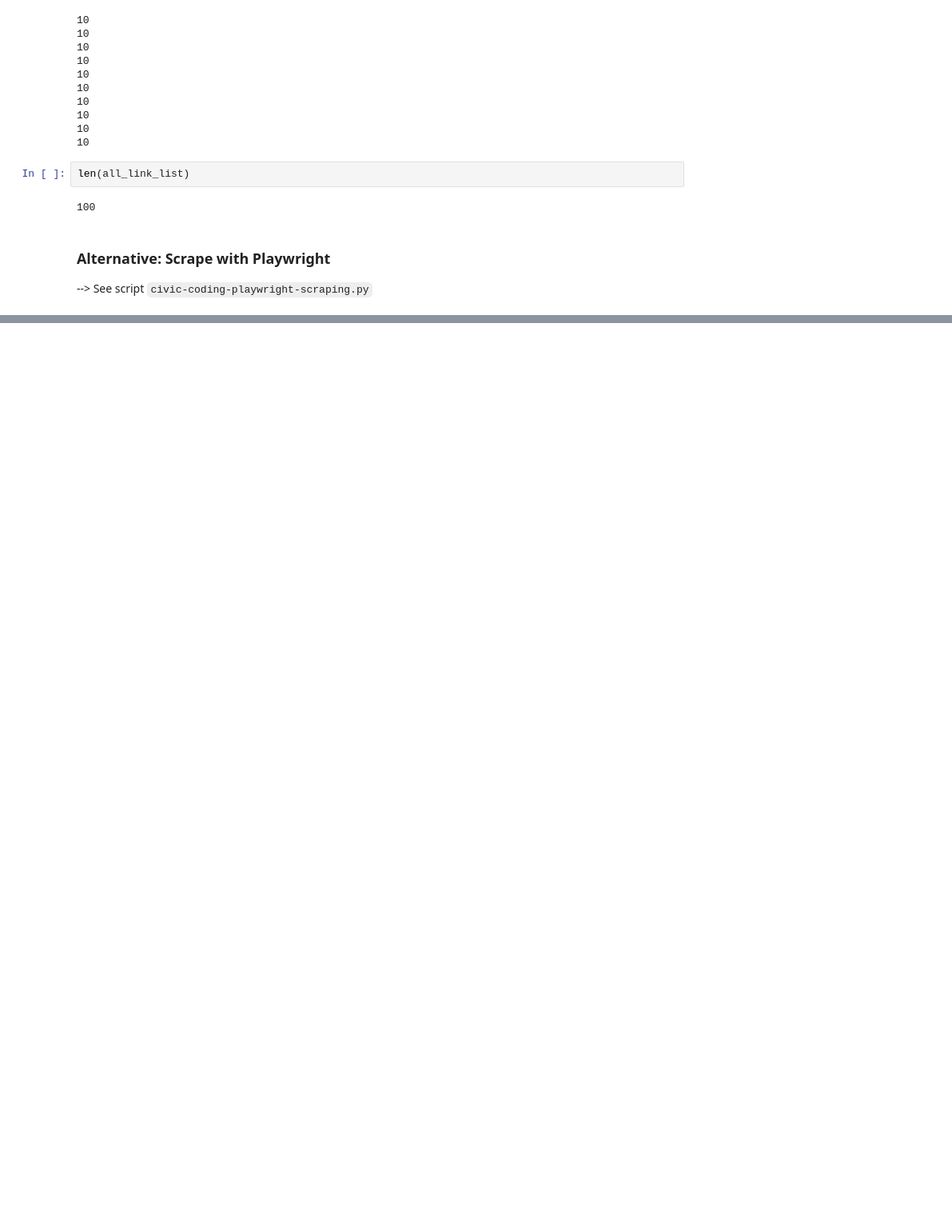
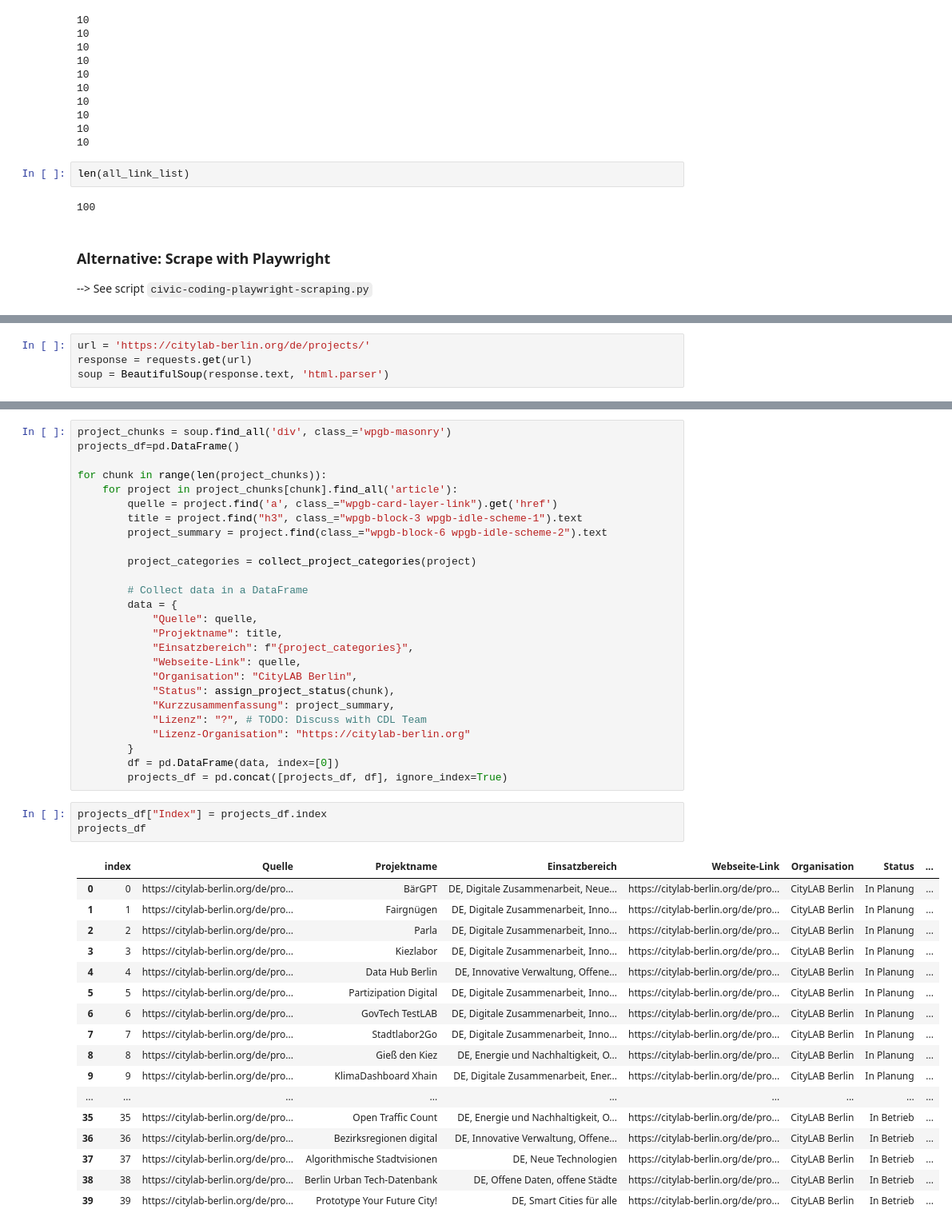
Before and after one commit to Caritas-Deutschland-Digitallabor/datenprojekte, a Jupyter notebook: project_code/run-citylab-civic-coding-codefor-crawlers-and-further-pipeline.ipynb, the cells around one changed output, grey strips where cells are left out. Shown at 80% size. Saved outputs shown, nothing was run; the diff lists cells and outputs as text; blank space fills up the shorter version.

```diff
--- a/project_code/run-citylab-civic-coding-codefor-crawlers-and-further-pipeline.ipynb
+++ b/project_code/run-citylab-civic-coding-codefor-crawlers-and-further-pipeline.ipynb
@@ -88,0 +117,4 @@ len(all_link_list)
+# %%
+url = 'https://citylab-berlin.org/de/projects/'
+response = requests.get(url)
+soup = BeautifulSoup(response.text, 'html.parser')
@@ -88,0 +138,47 @@ len(all_link_list)
+# %%
+project_chunks = soup.find_all('div', class_='wpgb-masonry')
+projects_df=pd.DataFrame()
+
+for chunk in range(len(project_chunks)):
+    for project in project_chunks[chunk].find_all('article'):
+        quelle = project.find('a', class_="wpgb-card-layer-link").get('href')
+        title = project.find("h3", class_="wpgb-block-3 wpgb-idle-scheme-1").text
+        project_summary = project.find(class_="wpgb-block-6 wpgb-idle-scheme-2").text
+
+        project_categories = collect_project_categories(project)
+
+        # Collect data in a DataFrame
+        data = {
+            "Quelle": quelle,
+            "Projektname": title,
+            "Einsatzbereich": f"{project_categories}",
+            "Webseite-Link": quelle,
+            "Organisation": "CityLAB Berlin",
+            "Status": assign_project_status(chunk),
+            "Kurzzusammenfassung": project_summary,
+            "Lizenz": "?", # TODO: Discuss with CDL Team
+            "Lizenz-Organisation": "https://citylab-berlin.org"
+        }
+        df = pd.DataFrame(data, index=[0])
+        projects_df = pd.concat([projects_df, df], ignore_index=True)
+# %%
+projects_df["Index"] = projects_df.index
+projects_df
+# %% [output]
+|  | index | Quelle | Projektname | Einsatzbereich | Webseite-Link | Organisation | Status | ... |
+| 0 | 0 | https://citylab-berlin.org/de/pro... | BärGPT | DE, Digitale Zusammenarbeit, Neue... | https://citylab-berlin.org/de/pro... | CityLAB Berlin | In Planung | ... |
+| 1 | 1 | https://citylab-berlin.org/de/pro... | Fairgnügen | DE, Digitale Zusammenarbeit, Inno... | https://citylab-berlin.org/de/pro... | CityLAB Berlin | In Planung | ... |
+| 2 | 2 | https://citylab-berlin.org/de/pro... | Parla | DE, Digitale Zusammenarbeit, Inno... | https://citylab-berlin.org/de/pro... | CityLAB Berlin | In Planung | ... |
+| 3 | 3 | https://citylab-berlin.org/de/pro... | Kiezlabor | DE, Digitale Zusammenarbeit, Inno... | https://citylab-berlin.org/de/pro... | CityLAB Berlin | In Planung | ... |
+| 4 | 4 | https://citylab-berlin.org/de/pro... | Data Hub Berlin | DE, Innovative Verwaltung, Offene... | https://citylab-berlin.org/de/pro... | CityLAB Berlin | In Planung | ... |
+| 5 | 5 | https://citylab-berlin.org/de/pro... | Partizipation Digital | DE, Digitale Zusammenarbeit, Inno... | https://citylab-berlin.org/de/pro... | CityLAB Berlin | In Planung | ... |
+| 6 | 6 | https://citylab-berlin.org/de/pro... | GovTech TestLAB | DE, Digitale Zusammenarbeit, Inno... | https://citylab-berlin.org/de/pro... | CityLAB Berlin | In Planung | ... |
+| 7 | 7 | https://citylab-berlin.org/de/pro... | Stadtlabor2Go | DE, Digitale Zusammenarbeit, Inno... | https://citylab-berlin.org/de/pro... | CityLAB Berlin | In Planung | ... |
+| 8 | 8 | https://citylab-berlin.org/de/pro... | Gieß den Kiez | DE, Energie und Nachhaltigkeit, O... | https://citylab-berlin.org/de/pro... | CityLAB Berlin | In Planung | ... |
+| 9 | 9 | https://citylab-berlin.org/de/pro... | KlimaDashboard Xhain | DE, Digitale Zusammenarbeit, Ener... | https://citylab-berlin.org/de/pro... | CityLAB Berlin | In Planung | ... |
+| ... | ... | ... | ... | ... | ... | ... | ... | ... |
+| 35 | 35 | https://citylab-berlin.org/de/pro... | Open Traffic Count | DE, Energie und Nachhaltigkeit, O... | https://citylab-berlin.org/de/pro... | CityLAB Berlin | In Betrieb | ... |
+| 36 | 36 | https://citylab-berlin.org/de/pro... | Bezirksregionen digital | DE, Innovative Verwaltung, Offene... | https://citylab-berlin.org/de/pro... | CityLAB Berlin | In Betrieb | ... |
+| 37 | 37 | https://citylab-berlin.org/de/pro... | Algorithmische Stadtvisionen | DE, Neue Technologien | https://citylab-berlin.org/de/pro... | CityLAB Berlin | In Betrieb | ... |
+| 38 | 38 | https://citylab-berlin.org/de/pro... | Berlin Urban Tech-Datenbank | DE, Offene Daten, offene Städte | https://citylab-berlin.org/de/pro... | CityLAB Berlin | In Betrieb | ... |
+| 39 | 39 | https://citylab-berlin.org/de/pro... | Prototype Your Future City! | DE, Smart Cities für alle | https://citylab-berlin.org/de/pro... | CityLAB Berlin | In Betrieb | ... |
```
Also changed, not shown: parts of 11 cells of this notebook.
